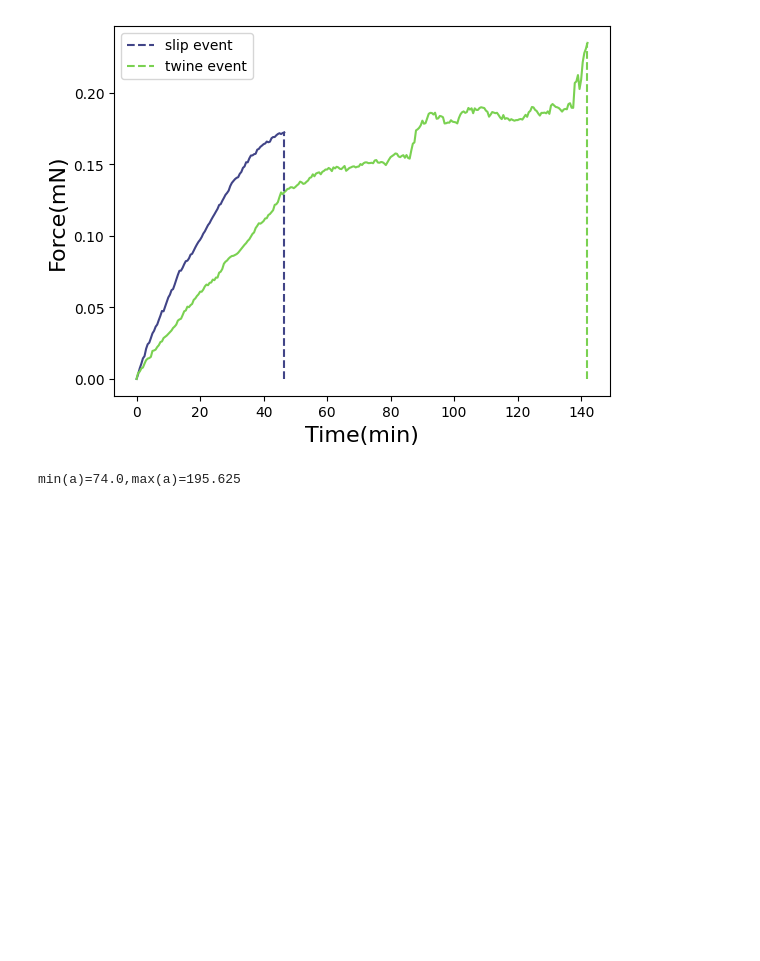
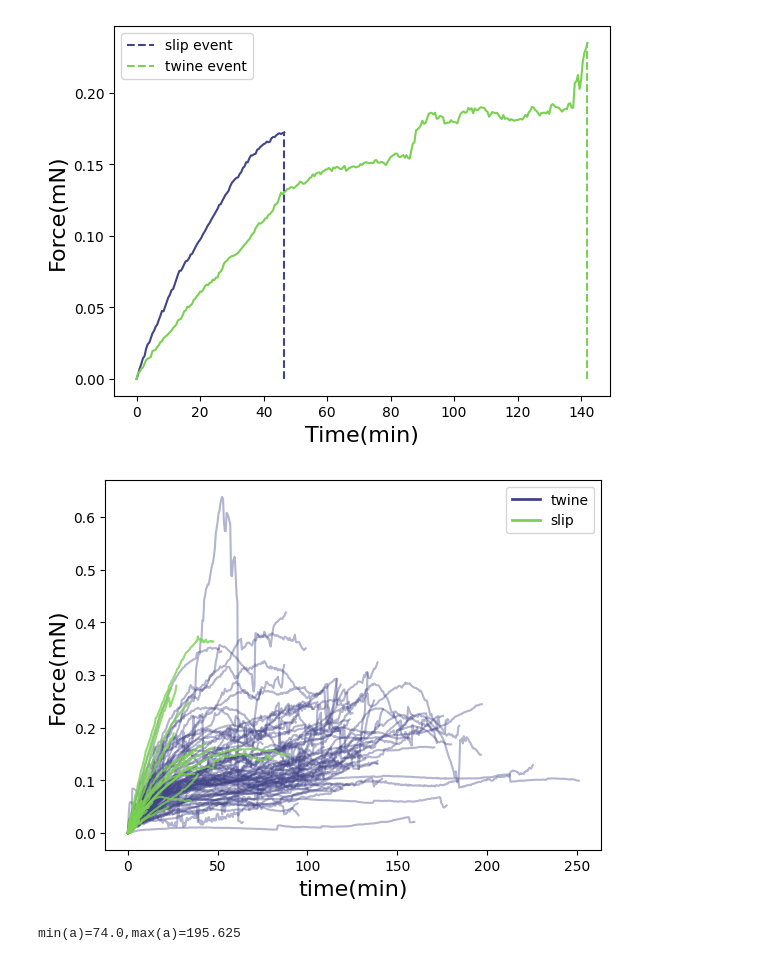
Before and after one commit to amirohad/Repo_article0, a Jupyter notebook: force_extraction_notebook.ipynb, the cells around one changed output. Drawn from its saved outputs; the diff is of its cells as text; code cells hidden in the pictures; blank space fills up the shorter version.

```diff
--- a/force_extraction_notebook.ipynb
+++ b/force_extraction_notebook.ipynb
@@ -289,6 +256,32 @@ Slip:True
 [figure]
 [figure]
 [figure]
+# %%
+#%% S1- all twine/slip events
+from matplotlib.lines import Line2D
+savep = 0
+legend_elements = [Line2D([0], [0], color=cmap(0.2), lw=2, label='twine'),
+                   Line2D([0], [0], color=cmap(0.8), lw=2, label='slip')]
+# Create the figure
+fig, ax = plt.subplots()
+ax.legend(handles=legend_elements, loc='best')
+
+for i in range(len(events)):
+    if events[i].twine_state==1:
+        plt.plot(events[i].timer/60,np.multiply(events[i].F_bean,mg2mN),
+                 color=cmap(0.2),alpha=0.4)
+for i in range(len(events)):
+    if events[i].twine_state==0:
+        plt.plot(events[i].timer[:-7]/60,np.multiply(events[i].F_bean[:-7],mg2mN),
+                 color=cmap(0.8),alpha=0.8)
+
+plt.xlabel('time(min)',fontsize=fs)
+plt.ylabel('Force(mN)',fontsize=fs)
+
+plt.show()
+#%%
+# %% [output]
+[figure, added]
 # %%
 #%% plot T_cn distribution
 # this is for plants of l_arm ~ 10-20 cm
```
Also changed, not shown: parts of 4 cells of this notebook.
